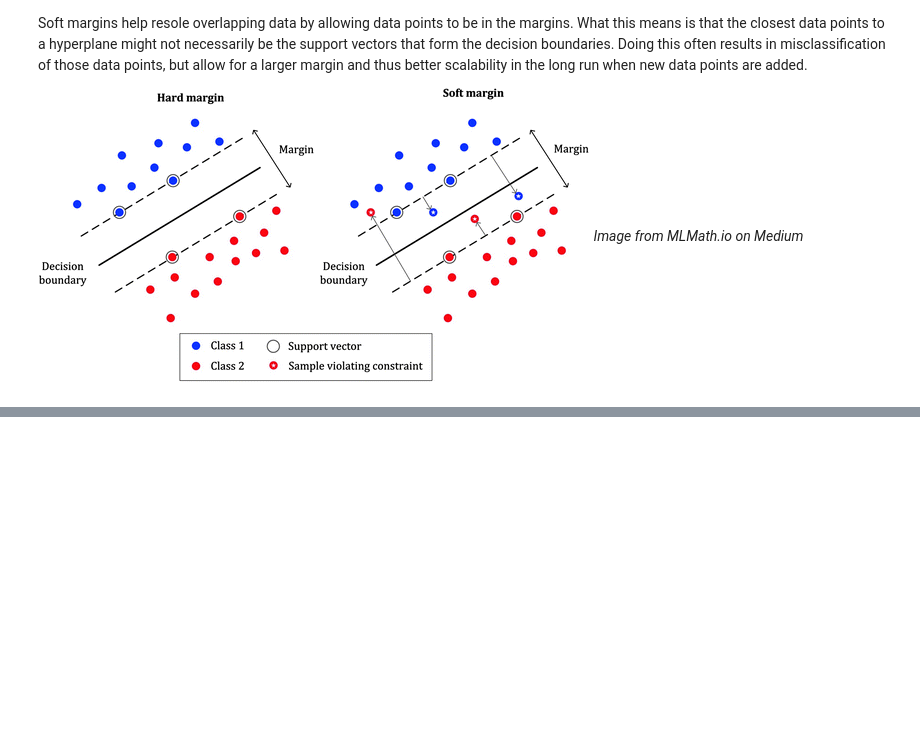
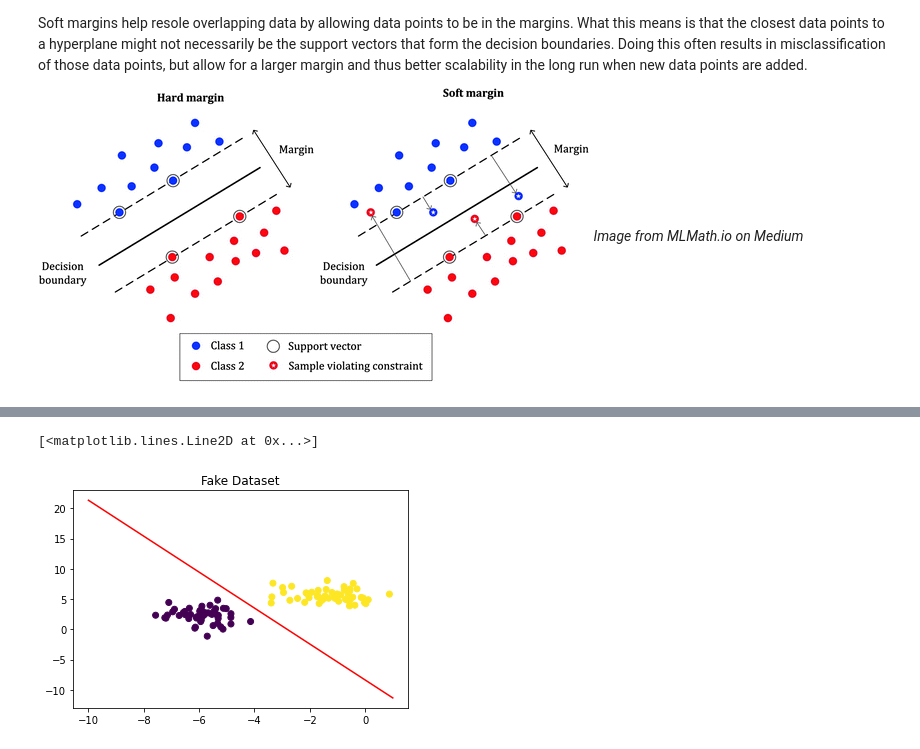
Before and after one commit to athanzxyt/ml_basics, a Jupyter notebook: SVM.ipynb, the cells around one changed output, grey strips where cells are left out. Saved outputs shown, nothing was run; the diff lists cells and outputs as text; code cells hidden in the pictures; blank space fills up the shorter version.

```diff
--- a/SVM.ipynb
+++ b/SVM.ipynb
@@ -26,0 +37,17 @@ Soft margins help resole overlapping data by allowing data points to be in the m
+# %%
+from sklearn.svm import SVC
+clf = SVC(kernel="linear")
+clf.fit(X, y)
+
+import numpy as np
+w = clf.coef_[0]
+b = clf.intercept_[0]
+x_points = np.linspace(-10, 1)
+y_points = -(w[0] / w[1]) * x_points - b / w[1]
+
+plt.scatter(X[:,0], X[:,1], c=y, cmap="viridis")
+plt.title("Fake Dataset")
+plt.plot(x_points, y_points, c='r')
+# %% [output]
+[<matplotlib.lines.Line2D at 0x...>]
+[figure, added]
```
Also changed, not shown: parts of 3 cells of this notebook.
